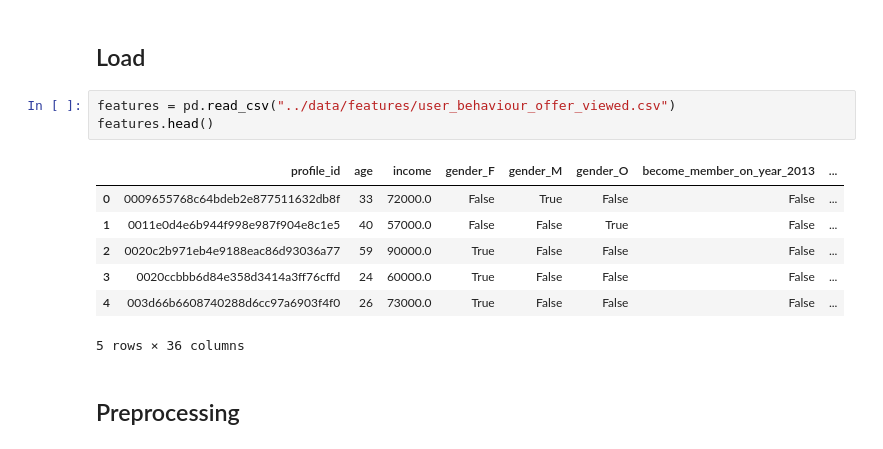
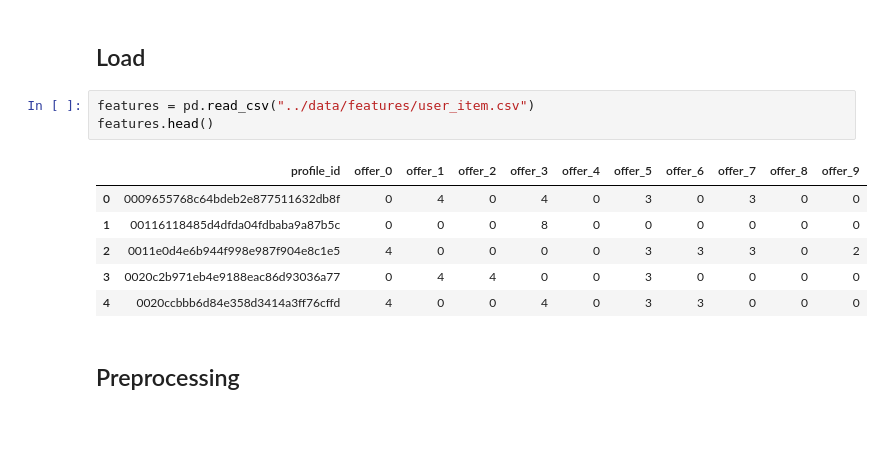
Before and after one commit to seobando/UDACITY_AWSML, a Jupyter notebook: 5-capstone-project/notebooks/model_matrix_factorization.ipynb, the cells around one changed output. Saved outputs shown, nothing was run; the diff lists cells and outputs as text.

```diff
--- a/5-capstone-project/notebooks/model_matrix_factorization.ipynb
+++ b/5-capstone-project/notebooks/model_matrix_factorization.ipynb
@@ -36,16 +36,15 @@ class FunkSVD:
 # %% [markdown]
 ## Load
 # %%
-features = pd.read_csv("../data/features/user_behaviour_offer_viewed.csv")
+features = pd.read_csv("../data/features/user_item.csv")
 features.head()
 # %% [output]
-|  | profile_id | age | income | gender_F | gender_M | gender_O | become_member_on_year_2013 | ... |
-| 0 | 0009655768c64bdeb2e877511632db8f | 33 | 72000.0 | False | True | False | False | ... |
-| 1 | 0011e0d4e6b944f998e987f904e8c1e5 | 40 | 57000.0 | False | False | True | False | ... |
-| 2 | 0020c2b971eb4e9188eac86d93036a77 | 59 | 90000.0 | True | False | False | False | ... |
-| 3 | 0020ccbbb6d84e358d3414a3ff76cffd | 24 | 60000.0 | True | False | False | False | ... |
-| 4 | 003d66b6608740288d6cc97a6903f4f0 | 26 | 73000.0 | True | False | False | False | ... |
+|  | profile_id | offer_0 | offer_1 | offer_2 | offer_3 | offer_4 | offer_5 | offer_6 | offer_7 | offer_8 | offer_9 |
+| 0 | 0009655768c64bdeb2e877511632db8f | 0 | 4 | 0 | 4 | 0 | 3 | 0 | 3 | 0 | 0 |
+| 1 | 00116118485d4dfda04fdbaba9a87b5c | 0 | 0 | 0 | 8 | 0 | 0 | 0 | 0 | 0 | 0 |
+| 2 | 0011e0d4e6b944f998e987f904e8c1e5 | 4 | 0 | 0 | 0 | 0 | 3 | 3 | 3 | 0 | 2 |
+| 3 | 0020c2b971eb4e9188eac86d93036a77 | 0 | 4 | 4 | 0 | 0 | 3 | 0 | 0 | 0 | 0 |
+| 4 | 0020ccbbb6d84e358d3414a3ff76cffd | 4 | 0 | 0 | 4 | 0 | 3 | 3 | 0 | 0 | 0 |
-5 rows × 36 columns
 # %% [markdown]
 ## Preprocessing
 # %%
```
Also changed, not shown: parts of 2 cells of this notebook, 3 other files.
